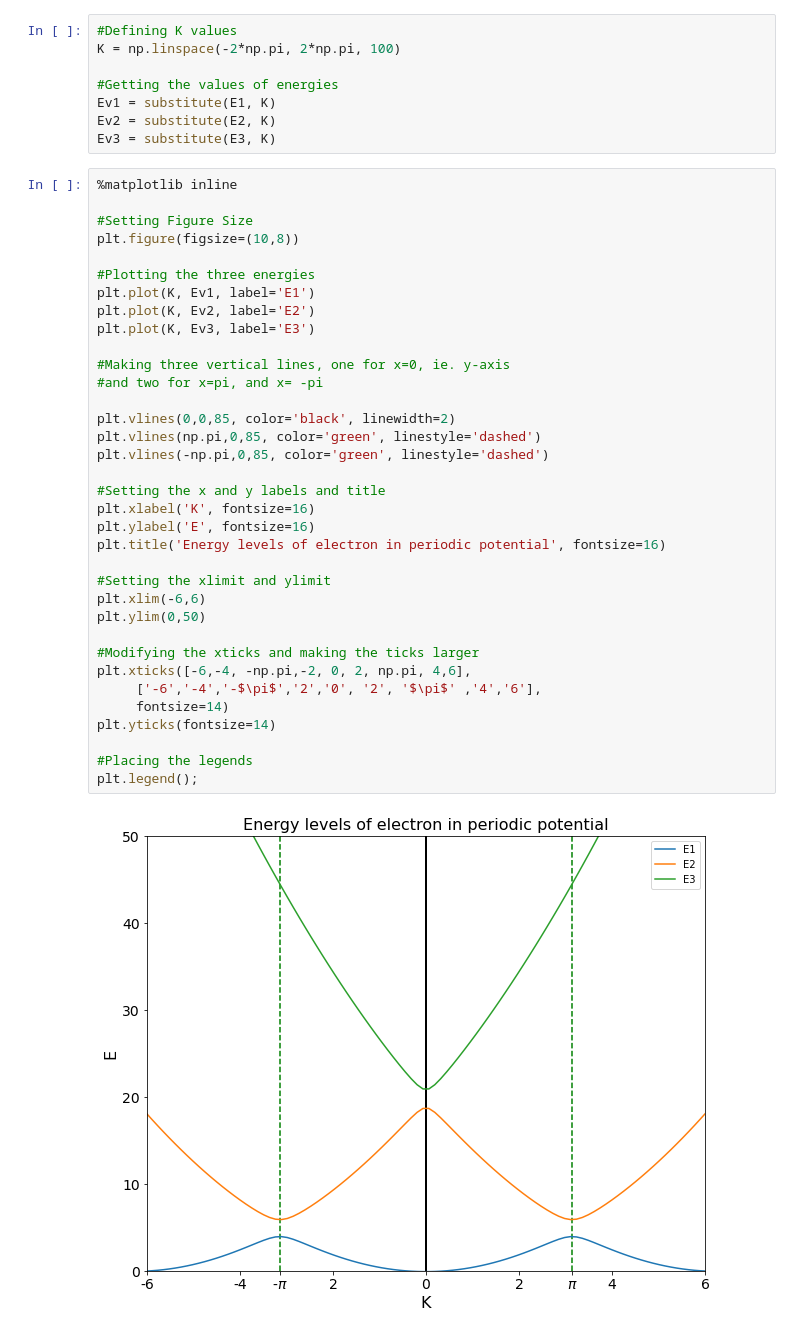
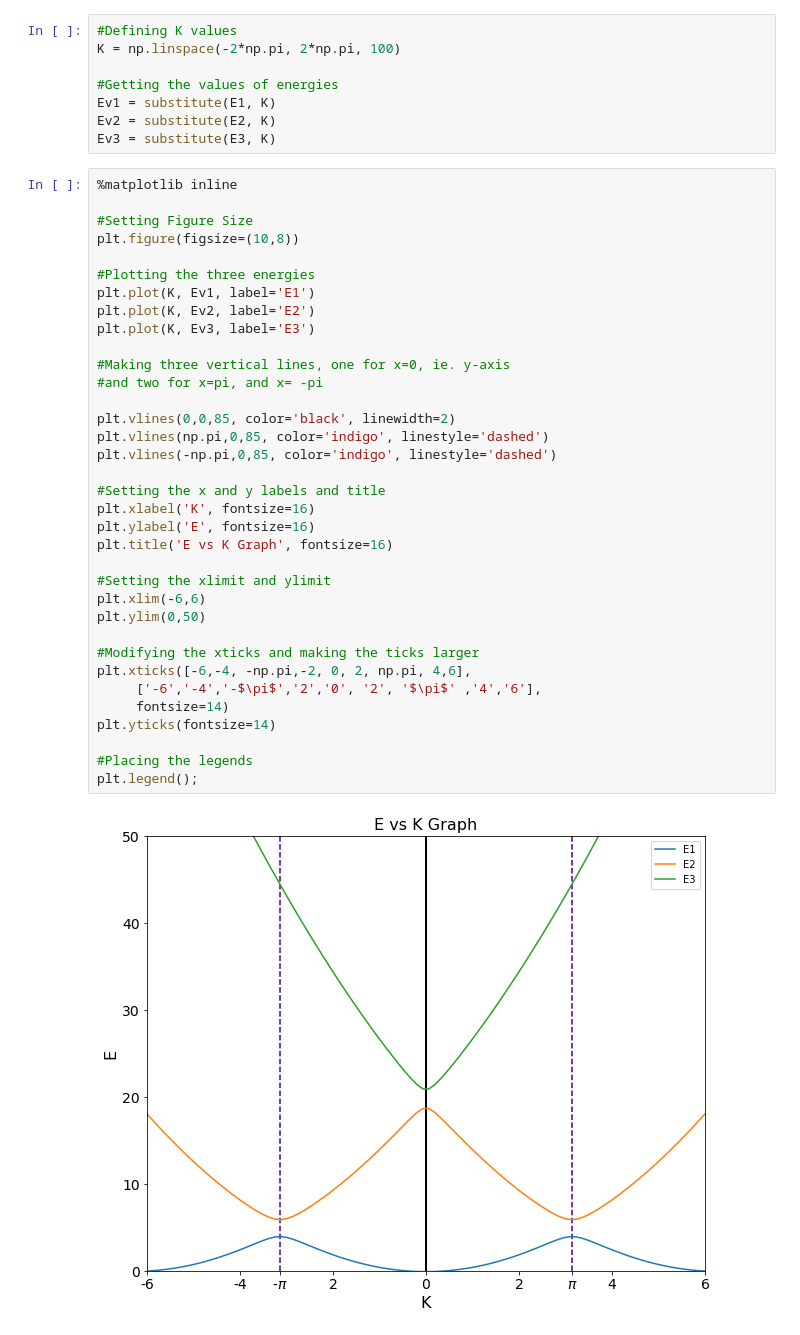
Before and after one commit to Hari31416/Academic, a Jupyter notebook: Codes/Assignment1/Assignment1_Final.ipynb, the cells around one changed output. Drawn from its saved outputs; the diff is of its cells as text.

```diff
--- a/Codes/Assignment1/Assignment1_Final.ipynb
+++ b/Codes/Assignment1/Assignment1_Final.ipynb
@@ -164,34 +169,34 @@ Ev3 = substitute(E3, K)
 #Setting Figure Size
 plt.figure(figsize=(10,8))
 
 #Plotting the three energies
 plt.plot(K, Ev1, label='E1')
 plt.plot(K, Ev2, label='E2')
 plt.plot(K, Ev3, label='E3')
 
 #Making three vertical lines, one for x=0, ie. y-axis
 #and two for x=pi, and x= -pi
 
 plt.vlines(0,0,85, color='black', linewidth=2)
-plt.vlines(np.pi,0,85, color='green', linestyle='dashed')
-plt.vlines(-np.pi,0,85, color='green', linestyle='dashed')
+plt.vlines(np.pi,0,85, color='indigo', linestyle='dashed')
+plt.vlines(-np.pi,0,85, color='indigo', linestyle='dashed')
 
 #Setting the x and y labels and title
 plt.xlabel('K', fontsize=16)
 plt.ylabel('E', fontsize=16)
-plt.title('Energy levels of electron in periodic potential', fontsize=16)
+plt.title('E vs K Graph', fontsize=16)
 
 #Setting the xlimit and ylimit
 plt.xlim(-6,6)
 plt.ylim(0,50)
 
 #Modifying the xticks and making the ticks larger
 plt.xticks([-6,-4, -np.pi,-2, 0, 2, np.pi, 4,6],
      ['-6','-4','-$\pi$','2','0', '2', '$\pi$' ,'4','6'],
      fontsize=14)
 plt.yticks(fontsize=14)
 
 #Placing the legends
 plt.legend();
 # %% [output]
-[figure, old version]
+[figure, new version]
```
Also changed, not shown: parts of 12 cells of this notebook, 4 other files.
